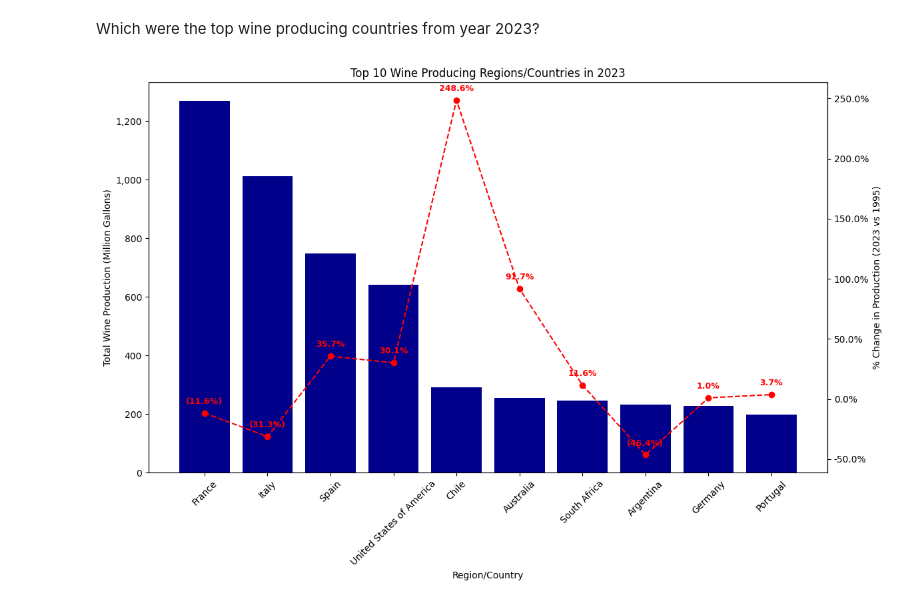
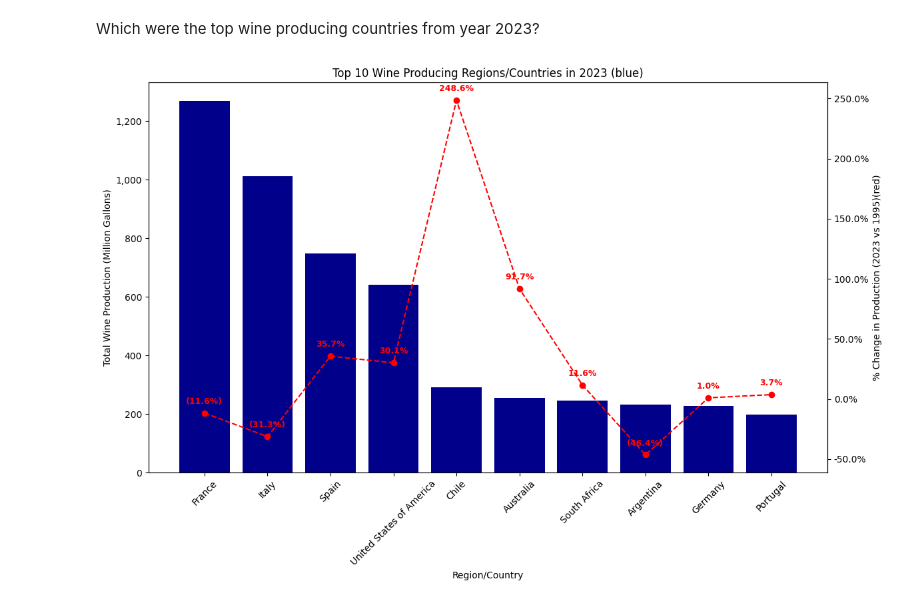
Before and after one commit to omomadcat/Viticulture, a Jupyter notebook: Wine_Project_Solution_main.ipynb, the cells around one changed output. Cells and saved outputs as stored; diff of their text form; code cells hidden in the pictures.

Commit message:
added import statements and change chart 1995 and 2023 labels

```diff
--- a/Wine_Project_Solution_main.ipynb
+++ b/Wine_Project_Solution_main.ipynb
@@ -228,33 +229,33 @@ top_10_wine_producing_regions = wine_production_comparison.sort_values(by='Quant
 def millions_formatter(x, pos):
     return f'{x:,.0f}'
 
 # Define a function to format the percentage change values with one decimal place
 def percentage_formatter(x, pos):
     return f'{x:,.1f}%'
 
 # Create the bar chart
 fig, ax1 = plt.subplots(figsize=(12, 8))
 
 ax1.bar(top_10_wine_producing_regions['Region/Country'], top_10_wine_producing_regions['Quantity_gallons_2023_million'], color='darkblue')
 ax1.set_xlabel('Region/Country')
 ax1.set_ylabel('Total Wine Production (Million Gallons)')
-ax1.set_title('Top 10 Wine Producing Regions/Countries in 2023')
+ax1.set_title('Top 10 Wine Producing Regions/Countries in 2023 (blue)')
 ax1.yaxis.set_major_formatter(FuncFormatter(millions_formatter))
 ax1.tick_params(axis='x', rotation=45)
 
 # Create the secondary axis
 ax2 = ax1.twinx()
 ax2.plot(top_10_wine_producing_regions['Region/Country'], top_10_wine_producing_regions['Percentage_change'], color='red', marker='o', linestyle='--')
-ax2.set_ylabel('% Change in Production (2023 vs 1995)')
+ax2.set_ylabel('% Change in Production (2023 vs 1995)(red)')
 ax2.yaxis.set_major_formatter(FuncFormatter(percentage_formatter))
 
 # Add data labels to the line graph
 for i, txt in enumerate(top_10_wine_producing_regions['Percentage_change']):
     label = f'{txt:.1f}%' if txt >= 0 else f'({-txt:.1f}%)'
     ax2.annotate(label, (top_10_wine_producing_regions['Region/Country'].iloc[i], top_10_wine_producing_regions['Percentage_change'].iloc[i]),
                  textcoords="offset points", xytext=(0,10), ha='center', fontsize=9, color='red', fontweight='bold')
 
 plt.tight_layout()  # Adjust layout to make room for rotated x labels
 plt.show()
 # %% [output]
-[figure, old version]
+[figure, new version]
```
Also changed, not shown: parts of 1 cell of this notebook.
